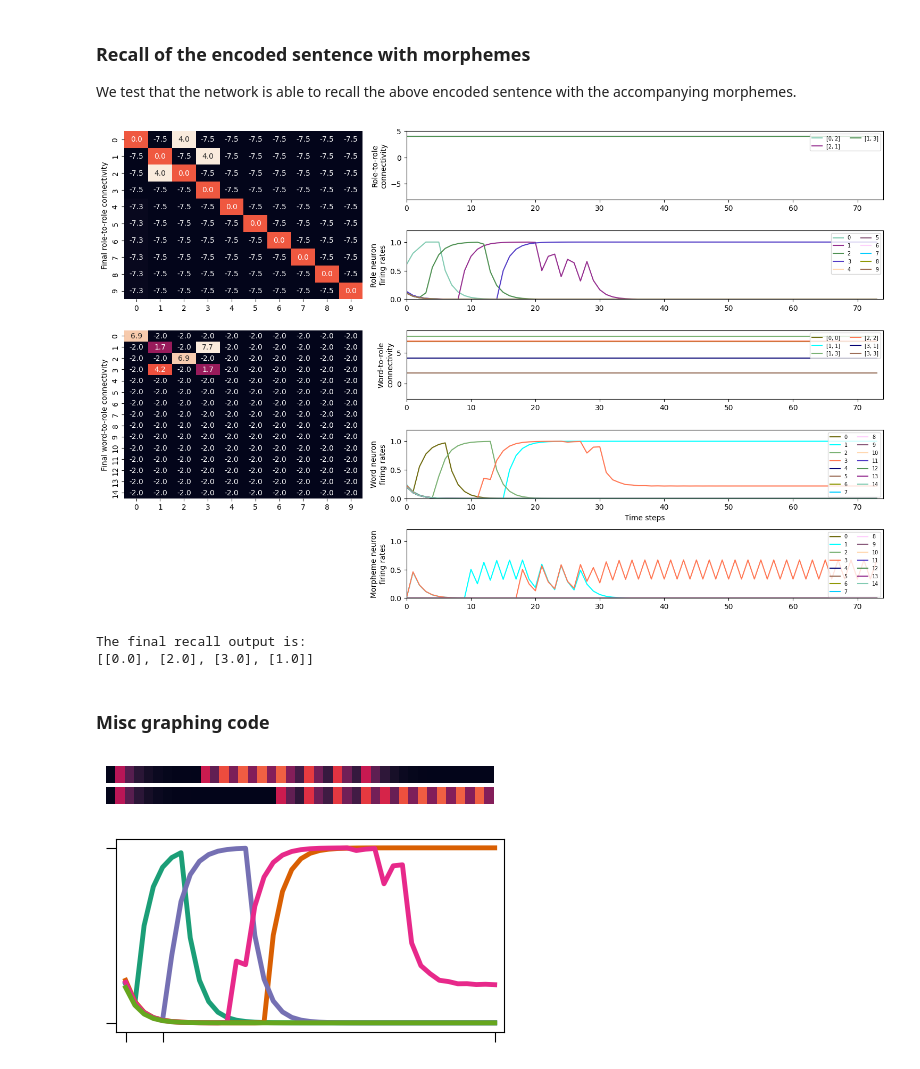
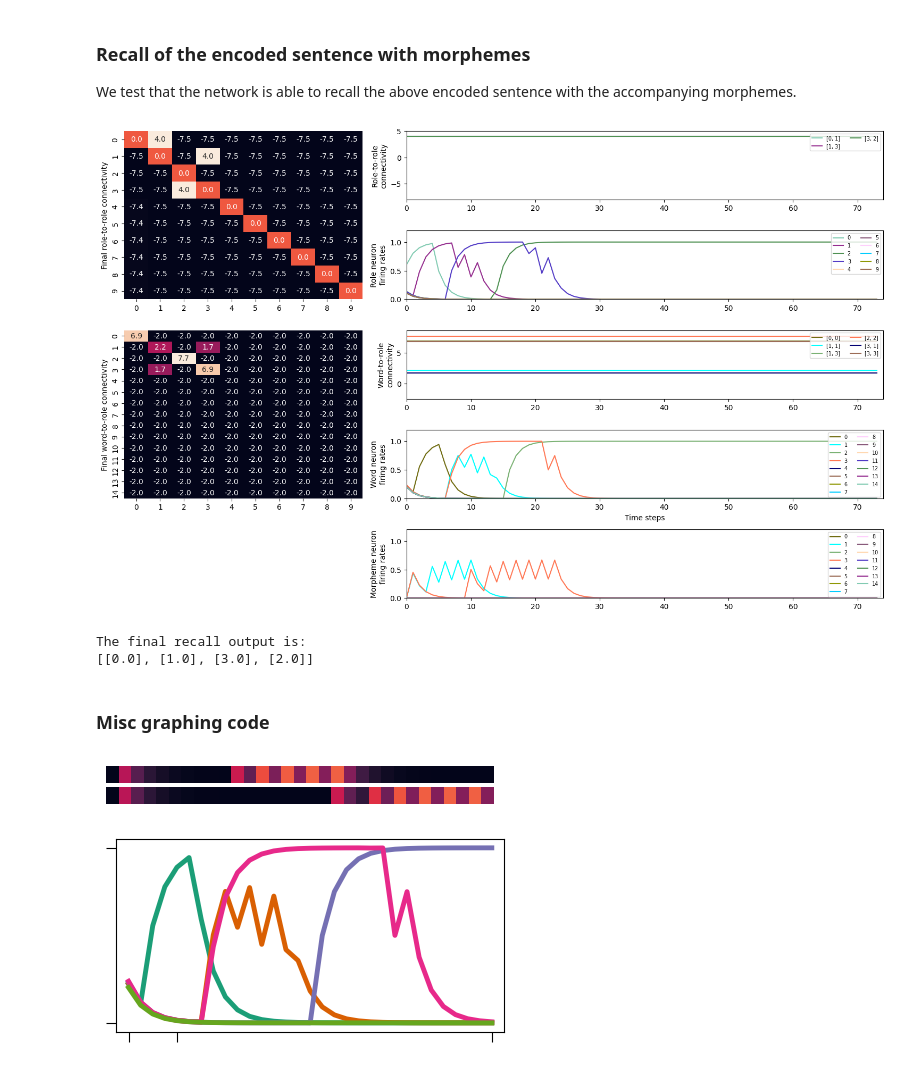
Before and after one commit to linsun2020/Syntactic_WM, a Jupyter notebook: Morphemic language.ipynb, the cells around one changed output. Drawn from its saved outputs; the diff is of its cells as text; code cells hidden in the pictures.

```diff
--- a/Morphemic language.ipynb
+++ b/Morphemic language.ipynb
@@ -181,15 +181,15 @@ cf_to_track = [[0,0],[1,1],[1,3],[2,2],[3,1],[3,3]]
 ############################
 ####### Simulation 5 #######
 ############################
-# sentence = []
-# for n in range(head): sentence.append(cjn.in_in())
-# for n in range(num_steps): sentence.append(cjn.in_in(word=0))
-# for n in range(num_steps): sentence.append(cjn.in_in(word=1, morpheme=1))
-# for n in range(num_steps): sentence.append(cjn.in_in(word=3, morpheme=3))
-# for n in range(num_steps): sentence.append(cjn.in_in(word=2))
-# for n in range(tail): sentence.append(cjn.in_in())
-# cc_to_track = [[0,1,3,2]]
-# cf_to_track = [[0,0],[1,1],[1,3],[2,2],[3,1],[3,3]]
+sentence = []
+for n in range(head): sentence.append(cjn.in_in())
+for n in range(num_steps): sentence.append(cjn.in_in(word=0))
+for n in range(num_steps): sentence.append(cjn.in_in(word=1, morpheme=1))
+for n in range(num_steps): sentence.append(cjn.in_in(word=3, morpheme=3))
+for n in range(num_steps): sentence.append(cjn.in_in(word=2))
+for n in range(tail): sentence.append(cjn.in_in())
+cc_to_track = [[0,1,3,2]]
+cf_to_track = [[0,0],[1,1],[1,3],[2,2],[3,1],[3,3]]
 ############################
 
 ############################
@@ -273,9 +273,9 @@ cjn.plot_results(recall_input, epsilon_cc+k_L_cc, -k_cc, epsilon_cf+k_L_cf, -k_c
 print('The final recall output is: ')
 print(cjn.argmax_sentence(f_act_hx_r))
 # %% [output]
-[figure, old version]
+[figure, new version]
 The final recall output is:
-[[0.0], [2.0], [3.0], [1.0]]
+[[0.0], [1.0], [3.0], [2.0]]
 # %% [markdown]
 ### Misc graphing code
 # %%
@@ -284,37 +284,37 @@ import pandas as pd
 import seaborn as sn
 import matplotlib.pyplot as plt
 import matplotlib.colors as clr
 
 dd = morph_act_hx_r.squeeze()
-cc = np.zeros((41,2))
-cc[:,0] = dd[:41,1]
-cc[:,1] = dd[:41,3]
+cc = np.zeros((31,2))
+cc[:,0] = dd[:31,1]
+cc[:,1] = dd[:31,3]
 
 a4_dims = (4*1.25, 0.5)
 fig, ax = plt.subplots(nrows=2,figsize=a4_dims)
 
 
 
 snsplt = sn.heatmap(np.expand_dims(cc[:,0], axis=0),ax=ax[0],cmap='rocket',vmin=0,vmax=1,cbar=False)
 snsplt.tick_params(top = False, bottom = False,left = False, right = False)
 snsplt.set_yticks([])
 snsplt.set_xticks([])
 snsplt = sn.heatmap(np.expand_dims(cc[:,1], axis=0),ax=ax[1],cmap='rocket',vmin=0,vmax=1,cbar=False) # cbar_kws={"ticks":[0,1]}
 snsplt.tick_params(top = False, bottom = False,left = False, right = False)
 snsplt.set_yticks([])
 snsplt.set_xticks([])
 
 
 # snsplt.tick_params(length=7.5)
 # ax.set_yticklabels(['',''])
 snsplt.tick_params(bottom = False,left = False)
 
 snsplt.set(xlabel=None,ylabel=None)
 snsplt.get_legend()
 
 plt.savefig(fname='retrieving',transparent=True)
 # %% [output]
-[figure, old version]
+[figure, new version]
 # %%
 import pandas as pd
 import matplotlib.pyplot as plt
@@ -323,7 +323,7 @@ import seaborn as sn
 in_act_hx_r_t = f_act_hx_r.squeeze()
 # in_act_hx_r_t = in_act_hx.squeeze()
 
-df_f = pd.DataFrame(f_act_hx_r[:41,:5,:].squeeze(), columns = ['f0','f1','f2','f3','f4']) #'f1','f2','f3','f4','f5','f6','f7','f8','f9','f10','f11','f12','f13'
+df_f = pd.DataFrame(f_act_hx_r[:31,:5,:].squeeze(), columns = ['f0','f1','f2','f3','f4']) #'f1','f2','f3','f4','f5','f6','f7','f8','f9','f10','f11','f12','f13'
 df_f.index.name = 'time_step'
 df_f = df_f.stack().reset_index()
 df_f.columns = ['time', 'node','act']
@@ -344,9 +344,9 @@ snsplt = sn.lineplot(data = df_f, x='time',y='act',hue='node',palette=palette,ax
 # ax.add_patch(rec1)
 
 ax.set(ylim=(-0.05,1.05))
-ax.set(xlim=(-1,41))
+ax.set(xlim=(-1,31))
 snsplt.set_yticks(range(2))
-snsplt.set_xticks([0,4,40])
+snsplt.set_xticks([0,4,30])
 snsplt.tick_params(length=7.5)
 ax.set_yticklabels(['',''])
 ax.set_xticklabels(['','',''])
@@ -355,4 +355,4 @@ snsplt.get_legend().remove()
 
 plt.savefig(fname='retrieving',transparent=True)
 # %% [output]
-[figure, old version]
+[figure, new version]
```
Also changed, not shown: parts of 1 cell of this notebook, 7 other files.
